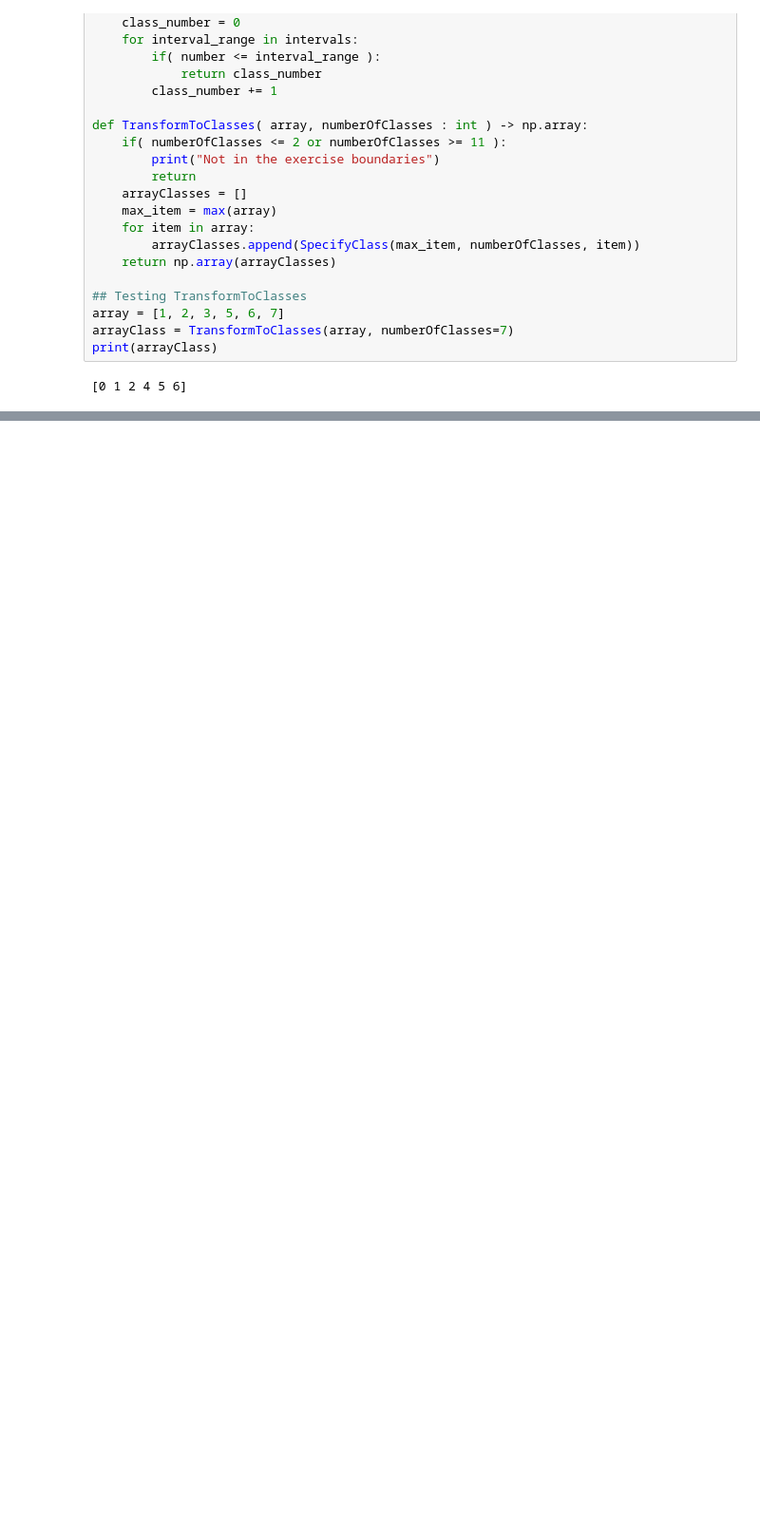
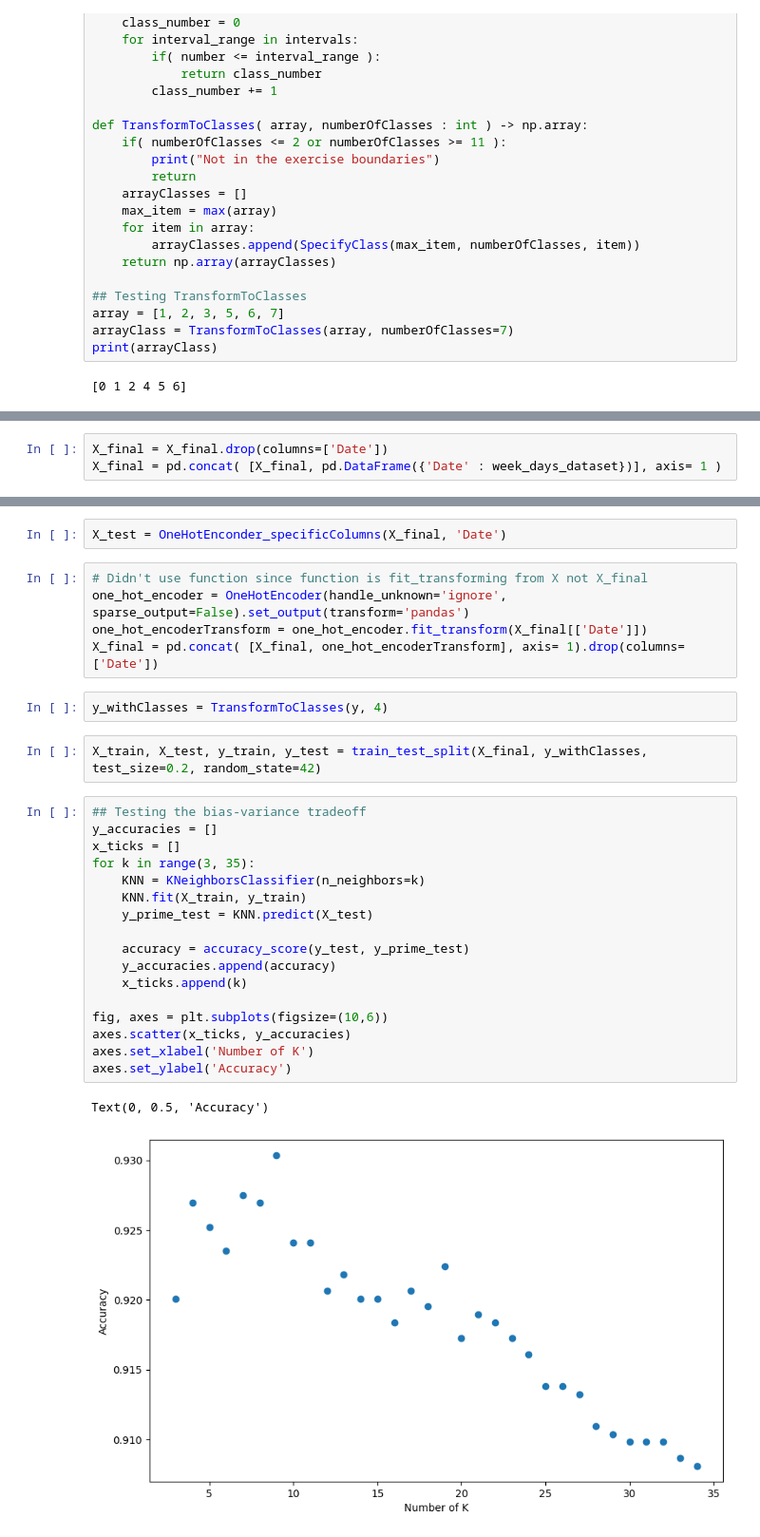
Before and after one commit to gabriel-marchetti/personal, a Jupyter notebook: aula_unicamp/2024_1s/mc886/Trabalhos/Trabalho1/code_bikes.ipynb, the cells around one changed output, grey strips where cells are left out. Shown: that part at 95% size. Saved outputs shown, nothing was run; the diff lists cells and outputs as text; blank space fills up the shorter version.

```diff
--- a/aula_unicamp/2024_1s/mc886/Trabalhos/Trabalho1/code_bikes.ipynb
+++ b/aula_unicamp/2024_1s/mc886/Trabalhos/Trabalho1/code_bikes.ipynb
@@ -109,0 +136,3 @@ print(arrayClass)
+# %%
+X_final = X_final.drop(columns=['Date'])
+X_final = pd.concat( [X_final, pd.DataFrame({'Date' : week_days_dataset})], axis= 1 )
@@ -109,0 +155,31 @@ print(arrayClass)
+# %%
+X_test = OneHotEnconder_specificColumns(X_final, 'Date')
+# %%
+# Didn't use function since function is fit_transforming from X not X_final
+one_hot_encoder = OneHotEncoder(handle_unknown='ignore', sparse_output=False).set_output(transform='pandas')
+one_hot_encoderTransform = one_hot_encoder.fit_transform(X_final[['Date']])
+X_final = pd.concat( [X_final, one_hot_encoderTransform], axis= 1).drop(columns=['Date'])
+# %%
+y_withClasses = TransformToClasses(y, 4)
+# %%
+X_train, X_test, y_train, y_test = train_test_split(X_final, y_withClasses, test_size=0.2, random_state=42)
+# %%
+## Testing the bias-variance tradeoff
+y_accuracies = []
+x_ticks = []
+for k in range(3, 35):
+    KNN = KNeighborsClassifier(n_neighbors=k)
+    KNN.fit(X_train, y_train)
+    y_prime_test = KNN.predict(X_test)
+
+    accuracy = accuracy_score(y_test, y_prime_test)
+    y_accuracies.append(accuracy)
+    x_ticks.append(k)
+
+fig, axes = plt.subplots(figsize=(10,6))
+axes.scatter(x_ticks, y_accuracies)
+axes.set_xlabel('Number of K')
+axes.set_ylabel('Accuracy')
+# %% [output]
+Text(0, 0.5, 'Accuracy')
+[figure, added]
```
Also changed, not shown: parts of 5 cells of this notebook, 1 other file.
